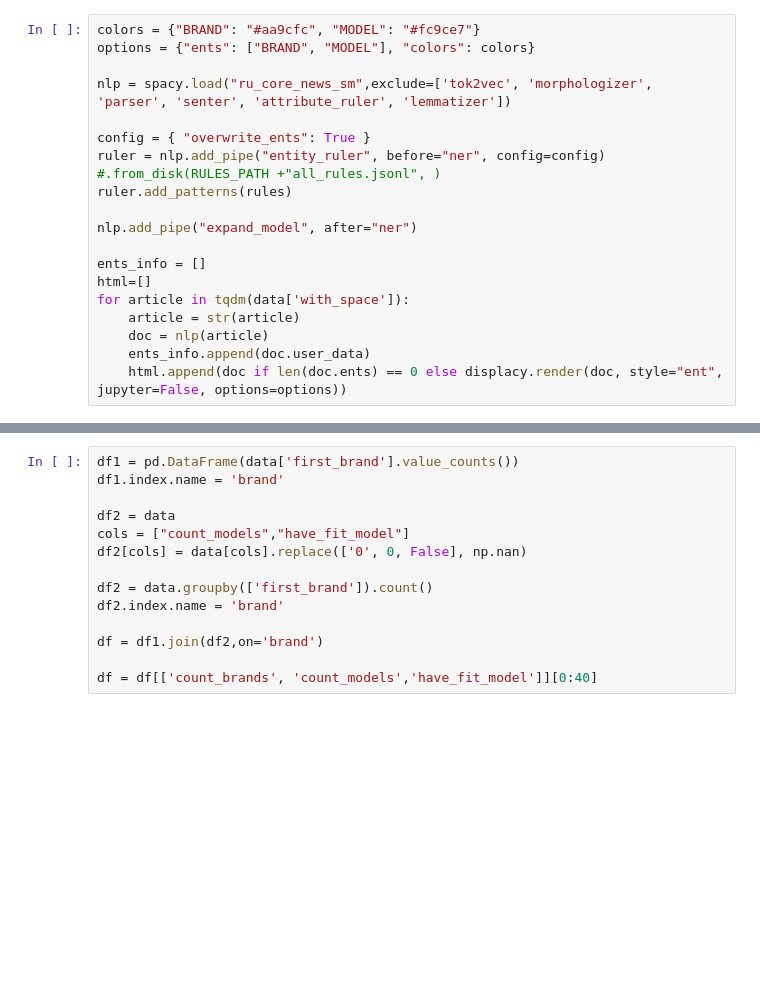
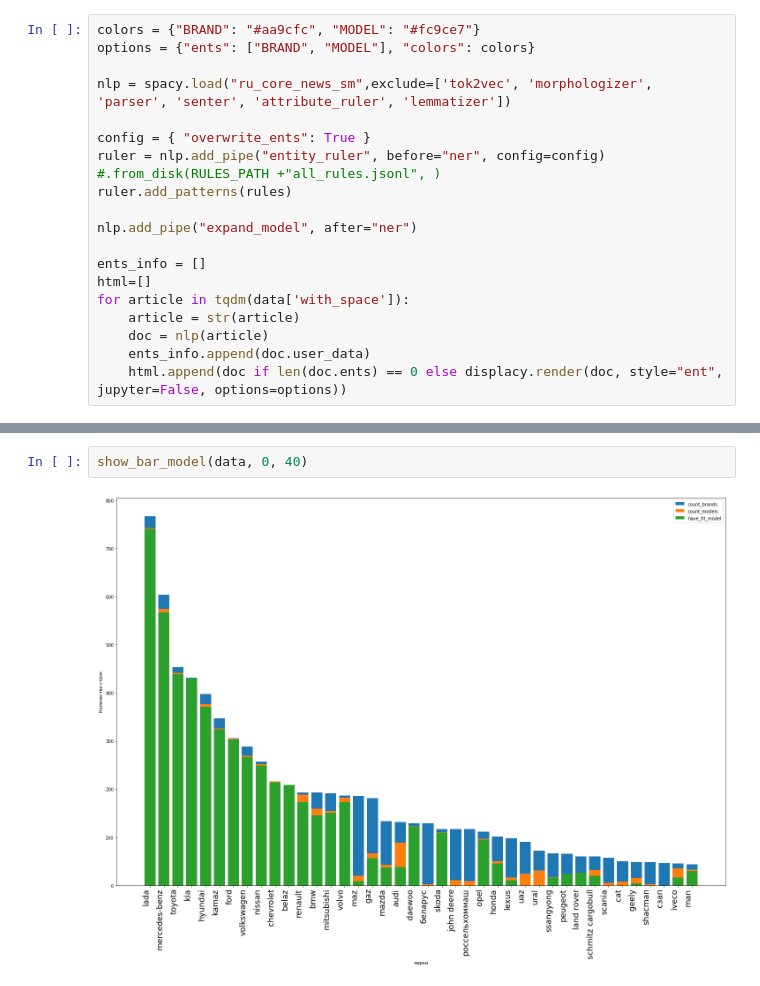
Before and after one commit to dumperize/autostat, a Jupyter notebook: index.ipynb, the cells around one changed output, grey strips where cells are left out. Saved outputs shown, nothing was run; the diff lists cells and outputs as text; blank space fills up the shorter version.

```diff
--- a/index.ipynb
+++ b/index.ipynb
@@ -174,14 +108,4 @@ plt.show()
 # %%
-df1 = pd.DataFrame(data['first_brand'].value_counts())
-df1.index.name = 'brand'
-
-df2 = data
-cols = ["count_models","have_fit_model"]
-df2[cols] = data[cols].replace(['0', 0, False], np.nan)
-
-df2 = data.groupby(['first_brand']).count()
-df2.index.name = 'brand'
-
-df = df1.join(df2,on='brand')
-
-df = df[['count_brands', 'count_models','have_fit_model']][0:40]
+show_bar_model(data, 0, 40)
+# %% [output]
+[figure, added]
```
Also changed, not shown: parts of 17 cells of this notebook, 12 other files.
